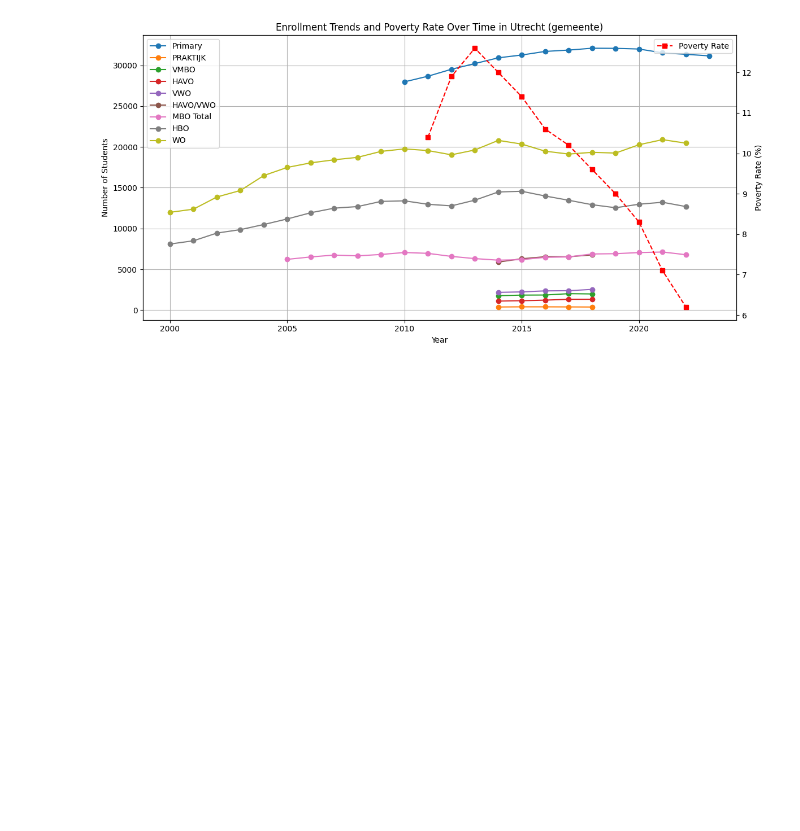
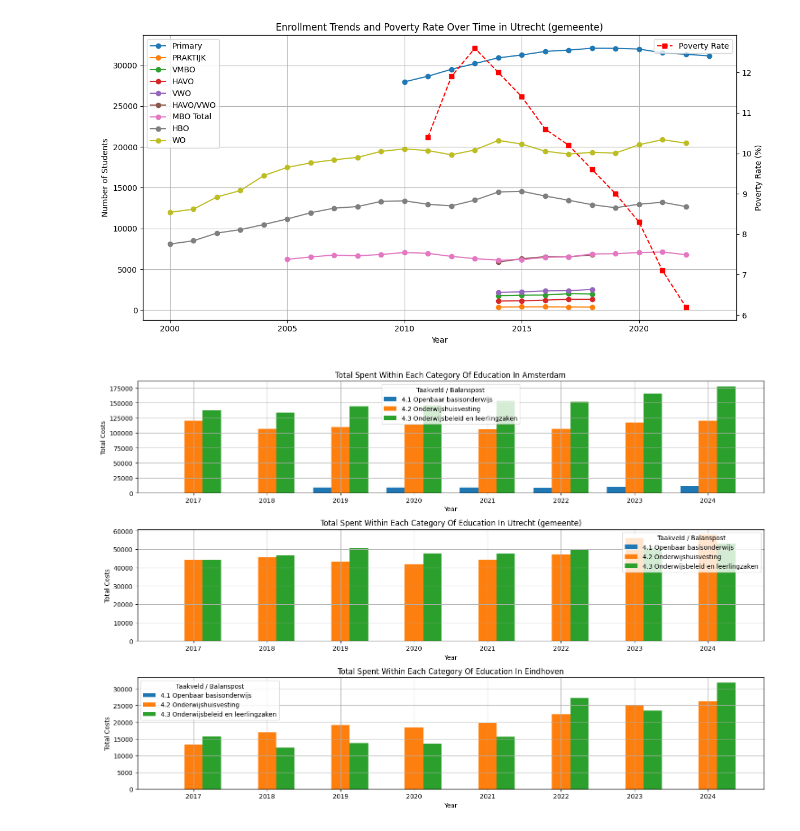
Before and after one commit to Thais02/knowledge2024, a Jupyter notebook: DataProcessing_ultimate.ipynb, the cells around one changed output. Saved outputs shown, nothing was run; the diff lists cells and outputs as text; code cells hidden in the pictures; blank space fills up the shorter version.

```diff
--- a/DataProcessing_ultimate.ipynb
+++ b/DataProcessing_ultimate.ipynb
@@ -251,31 +251,33 @@ filtered_df_reset = filtered_df.reset_index()
 filtered_df_reset = filtered_df_reset[filtered_df_reset['Taakveld/balanspost'] != '4.T TOTAL']
 
 # Generate unique years from the data to ensure all years are displayed
 years = sorted(filtered_df_reset['Year'].unique())
 bar_width = 0.25  # Width of the bars
 
 # Create a line plot for each city
 cities = ['Amsterdam', 'Utrecht (gemeente)', 'Eindhoven']
 
 # Create a bar chart for each city with bars next to each other for each year
 plt.figure(figsize=(15, 10))
 
 for i, city in enumerate(cities, 1):
     plt.subplot(3, 1, i)
     city_data = filtered_df_reset[filtered_df_reset['Gemeenten'] == city]
     unique_tasks = city_data['Taakveld/balanspost'].unique()
 
     for j, task in enumerate(unique_tasks):
         subset = city_data[city_data['Taakveld/balanspost'] == task]
         bar_positions = [year + bar_width * j for year in subset['Year']]
         plt.bar(bar_positions, subset['Total'], bar_width, label=task)
 
-    plt.title(f'Total Costs Over Time for {city}')
+    plt.title(f'Total Spent Within Each Category Of Education In {city}')
     plt.xlabel('Year')
     plt.ylabel('Total Costs')
     plt.xticks([year + bar_width * (len(unique_tasks) - 1) / 2 for year in years], years)  # Adjust x-ticks to center them
     plt.legend(title='Taakveld / Balanspost')
     plt.grid(True)
 
 plt.tight_layout()
 plt.show()
+# %% [output]
+[figure, added]
```
